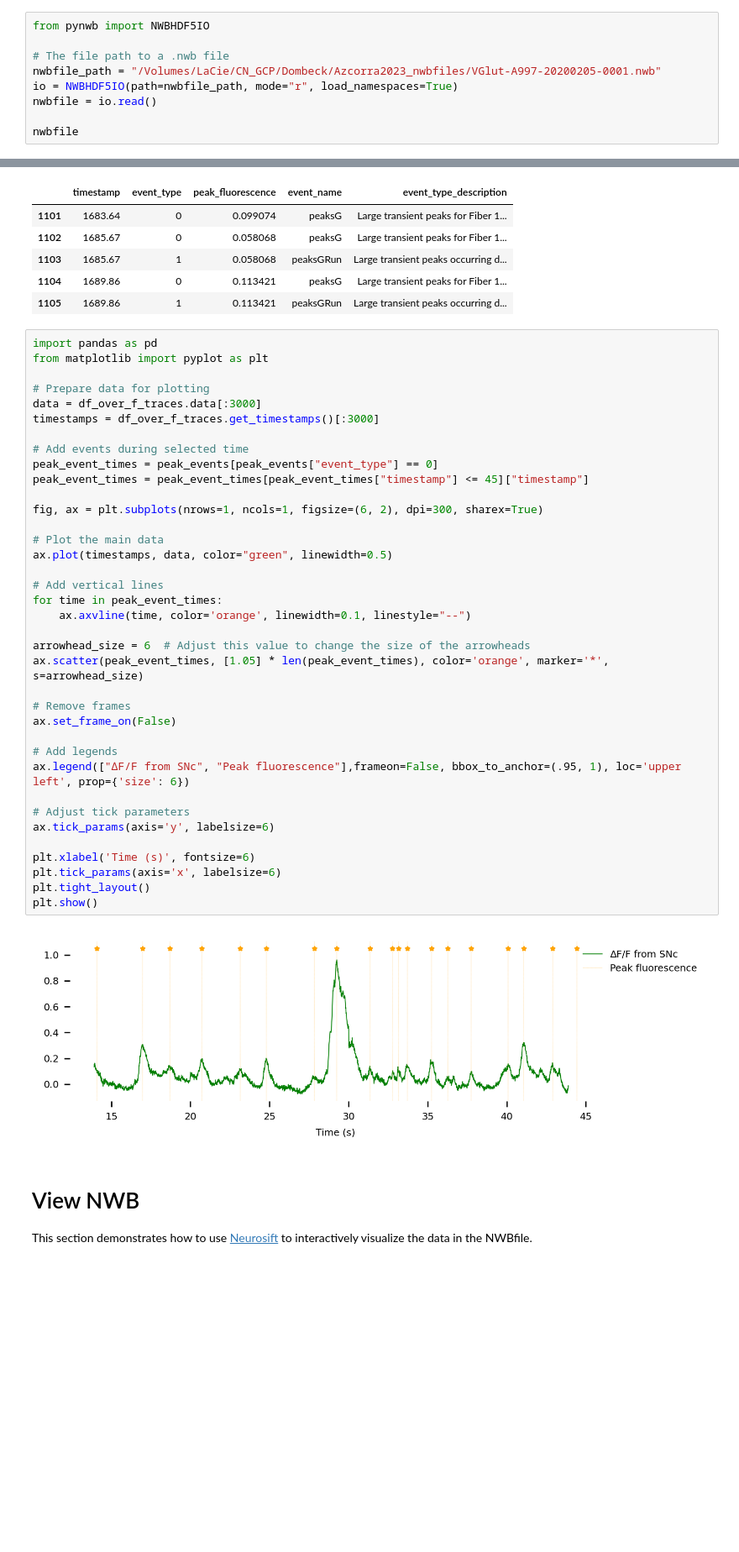
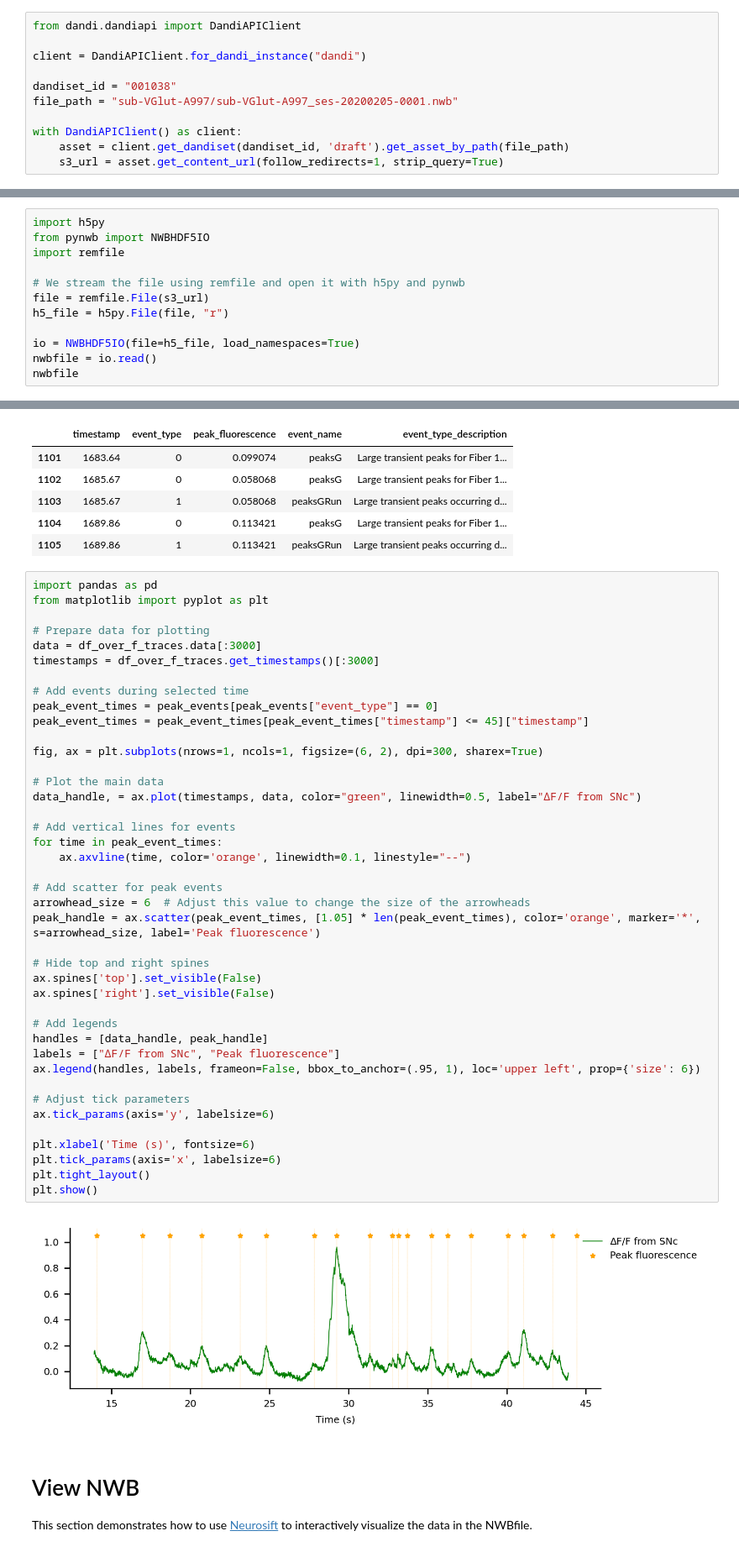
Before and after one commit to catalystneuro/dombeck-lab-to-nwb, a Jupyter notebook: src/dombeck_lab_to_nwb/azcorra2023/tutorials/azcorra2023_demo.ipynb, the cells around one changed output, grey strips where cells are left out. Shown at 84% size. Drawn from its saved outputs; the diff is of its cells as text; blank space fills up the shorter version.

```diff
--- a/src/dombeck_lab_to_nwb/azcorra2023/tutorials/azcorra2023_demo.ipynb
+++ b/src/dombeck_lab_to_nwb/azcorra2023/tutorials/azcorra2023_demo.ipynb
@@ -31,9 +29,11 @@ Reading is carried out using the [NWBHDF5IO](https://pynwb.readthedocs.io/en/sta
 # %%
-from pynwb import NWBHDF5IO
+from dandi.dandiapi import DandiAPIClient
 
-# The file path to a .nwb file
-nwbfile_path = "/Volumes/LaCie/CN_GCP/Dombeck/Azcorra2023_nwbfiles/VGlut-A997-20200205-0001.nwb"
-io = NWBHDF5IO(path=nwbfile_path, mode="r", load_namespaces=True)
-nwbfile = io.read()
+client = DandiAPIClient.for_dandi_instance("dandi")
 
-nwbfile
+dandiset_id = "001038"
+file_path = "sub-VGlut-A997/sub-VGlut-A997_ses-20200205-0001.nwb"
+
+with DandiAPIClient() as client:
+    asset = client.get_dandiset(dandiset_id, 'draft').get_asset_by_path(file_path)
+    s3_url = asset.get_content_url(follow_redirects=1, strip_query=True)
@@ -57,0 +42,12 @@ Fields:
+# %%
+import h5py
+from pynwb import NWBHDF5IO
+import remfile
+
+# We stream the file using remfile and open it with h5py and pynwb
+file = remfile.File(s3_url)
+h5_file = h5py.File(file, "r")
+
+io = NWBHDF5IO(file=h5_file, load_namespaces=True)
+nwbfile = io.read()
+nwbfile
@@ -682,40 +720,44 @@ import pandas as pd
 from matplotlib import pyplot as plt
 
 # Prepare data for plotting
 data = df_over_f_traces.data[:3000]
 timestamps = df_over_f_traces.get_timestamps()[:3000]
 
 # Add events during selected time
 peak_event_times = peak_events[peak_events["event_type"] == 0]
 peak_event_times = peak_event_times[peak_event_times["timestamp"] <= 45]["timestamp"]
 
 fig, ax = plt.subplots(nrows=1, ncols=1, figsize=(6, 2), dpi=300, sharex=True)
 
 # Plot the main data
-ax.plot(timestamps, data, color="green", linewidth=0.5)
+data_handle, = ax.plot(timestamps, data, color="green", linewidth=0.5, label="∆F/F from SNc")
 
-# Add vertical lines
+# Add vertical lines for events
 for time in peak_event_times:
     ax.axvline(time, color='orange', linewidth=0.1, linestyle="--")
 
+# Add scatter for peak events
 arrowhead_size = 6  # Adjust this value to change the size of the arrowheads
-ax.scatter(peak_event_times, [1.05] * len(peak_event_times), color='orange', marker='*', s=arrowhead_size)
+peak_handle = ax.scatter(peak_event_times, [1.05] * len(peak_event_times), color='orange', marker='*', s=arrowhead_size, label='Peak fluorescence')
 
-# Remove frames
-ax.set_frame_on(False)
+# Hide top and right spines
+ax.spines['top'].set_visible(False)
+ax.spines['right'].set_visible(False)
 
 # Add legends
-ax.legend(["∆F/F from SNc", "Peak fluorescence"],frameon=False, bbox_to_anchor=(.95, 1), loc='upper left', prop={'size': 6})
+handles = [data_handle, peak_handle]
+labels = ["∆F/F from SNc", "Peak fluorescence"]
+ax.legend(handles, labels, frameon=False, bbox_to_anchor=(.95, 1), loc='upper left', prop={'size': 6})
 
 # Adjust tick parameters
 ax.tick_params(axis='y', labelsize=6)
 
 plt.xlabel('Time (s)', fontsize=6)
 plt.tick_params(axis='x', labelsize=6)
 plt.tight_layout()
 plt.show()
 # %% [output]
-[figure, old version]
+[figure, new version]
 # %% [markdown]
 # View NWB <a name="view-nwb"></a>
 
```
Also changed, not shown: parts of 12 cells of this notebook, 1 other file.
